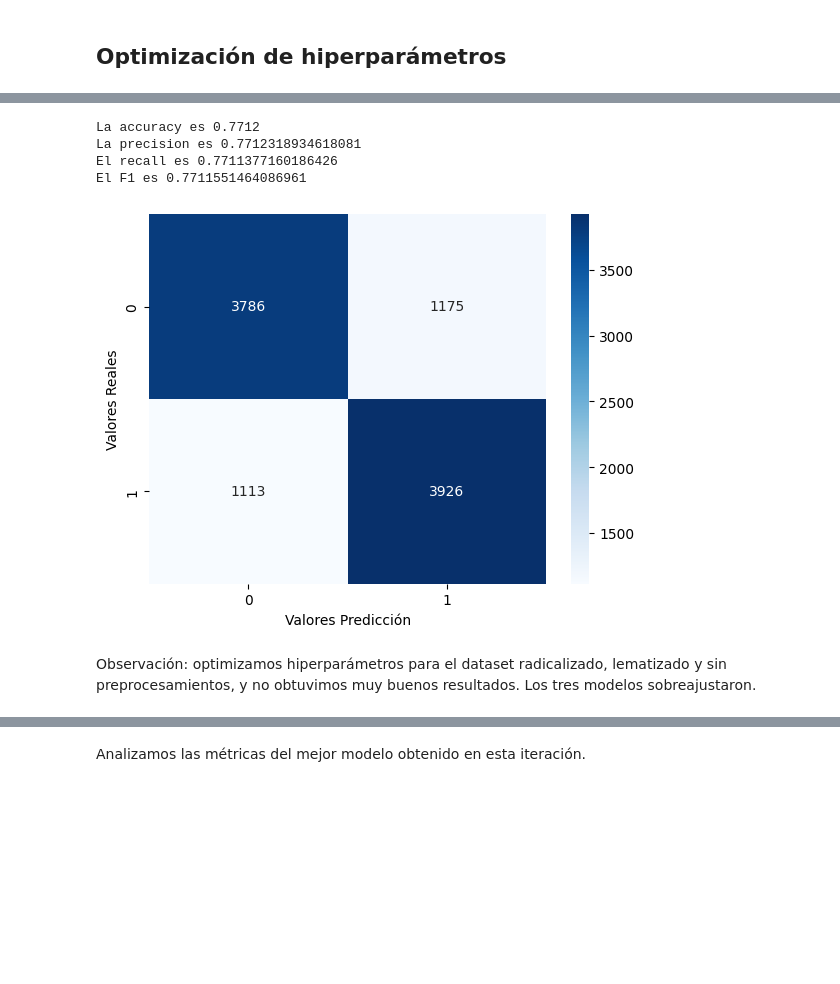
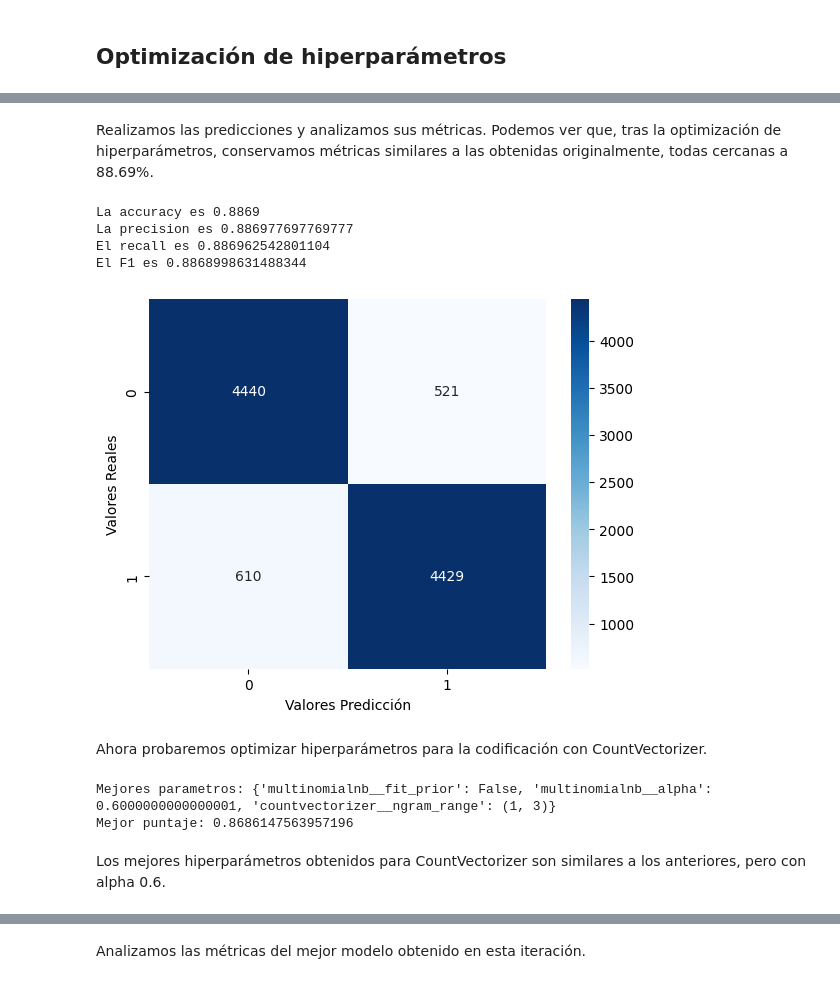
Before and after one commit to mrinkspot/Data-Science-and-Machine-Learning-Projects, a Jupyter notebook: TP2/7506R_TP2_GRUPO20_ENTREGA_N1.ipynb, the cells around one changed output, grey strips where cells are left out. Drawn from its saved outputs; the diff is of its cells as text; code cells hidden in the pictures; blank space fills up the shorter version.

Commit message:
Optimizacion de hiperparametros para bayes y para rf con modelos y submissions

```diff
--- a/TP2/7506R_TP2_GRUPO20_ENTREGA_N1.ipynb
+++ b/TP2/7506R_TP2_GRUPO20_ENTREGA_N1.ipynb
@@ -114,7 +129,5 @@ plt.show()
 # %% [markdown]
 Como primer modelo vamos a probar Bayes Naïve tokenizando con CountVectorizer y eliminando las stopwords. Usaremos un clasificador multinomial y técnica de Laplace Smoothing con alpha = 1.
 # %%
-modelo = make_pipeline(CountVectorizer(stop_words=stopwords), MultinomialNB(alpha=1))
-modelo.fit(X_train, y_train)
-
-y_pred = modelo.predict(X_test)
+modelo = make_pipeline(CountVectorizer(stop_words=stopwords, ngram_range=(1,3)), MultinomialNB(alpha=1))
+modelo.fit(X_train, y_train_encoded)
@@ -135,8 +158,6 @@ Observación: este modelo overfitteó. Obtuvimos buenas métricas en entrenamien
 # %% [markdown]
 Vamos a entrenar un segundo modelo Bayes Naïve, esta vez utilizando valores normalizados, computando la frecuencia inversa de cada término con TfidfVectorizer.
 # %%
-modelo_2 = make_pipeline(TfidfVectorizer(stop_words=stopwords), MultinomialNB(alpha=0.5))
+modelo_2 = make_pipeline(TfidfVectorizer(stop_words=stopwords, ngram_range=(1,3)), MultinomialNB(alpha=1))
 
-modelo_2.fit(X_train, y_train)
-
-y_pred = modelo_2.predict(X_test)
+modelo_2.fit(X_train, y_train_encoded)
@@ -157,20 +192,18 @@ Nota: este modelo también overfitteó al hacer las predicciones en Kaggle (dio
 # %%
-from sklearn.metrics import precision_recall_fscore_support
-
 parametros = {
     'multinomialnb__alpha': np.arange(0, 1.2, 0.2),
-    'multinomialnb__fit_prior': [True, False]
+    'multinomialnb__fit_prior': [True, False],
+    'tfidfvectorizer__ngram_range': [(1, 2), (1, 3)]
 }
 
-pipeline = make_pipeline(TfidfVectorizer(stop_words=stopwords), MultinomialNB())
+pipeline = make_pipeline(TfidfVectorizer(stop_words=stopwords, ngram_range=(1,3)), MultinomialNB(force_alpha=True))
 
-grid_search = GridSearchCV(pipeline, parametros, scoring='f1', cv=7)
+random_search = RandomizedSearchCV(pipeline, parametros, scoring='f1', cv=5, n_iter=5)
+random_search.fit(X_train, y_train_encoded)
 
-grid_search.fit(X_train, y_train)
-
-mejores_parametros = grid_search.best_params_
-mejor_puntaje = grid_search.best_score_
-mejor_modelo = grid_search.best_estimator_
+mejores_parametros = random_search.best_params_
+mejor_puntaje = random_search.best_score_
+mejor_modelo = random_search.best_estimator_
 
 print(f"Mejores parametros: {mejores_parametros}")
 print(f"Mejor puntaje: {mejor_puntaje}")
@@ -196,0 +216,2 @@ Mejor puntaje: nan
+# %%
+mejor_modelo.fit(X_train, y_train_encoded)
@@ -197,11 +228,42 @@ Mejor puntaje: nan
+# %% [markdown]
+Realizamos las predicciones y analizamos sus métricas. Podemos ver que, tras la optimización de hiperparámetros, conservamos métricas similares a las obtenidas originalmente, todas cercanas a 88.69%.
 # %%
-y_pred = mejor_modelo.predict(X_test)
+y_pred_encoded = mejor_modelo.predict(X_test)
+y_pred = encoder.inverse_transform(y_pred_encoded)
 mostrar_metricas(y_test, y_pred)
 # %% [output]
-La accuracy es 0.7712
-La precision es 0.7712318934618081
-El recall es 0.7711377160186426
-El F1 es 0.7711551464086961
+La accuracy es 0.8869
+La precision es 0.886977697769777
+El recall es 0.886962542801104
+El F1 es 0.8868998631488344
-[figure, old version]
+[figure, new version]
-# %% [markdown]
-Observación: optimizamos hiperparámetros para el dataset radicalizado, lematizado y sin preprocesamientos, y no obtuvimos muy buenos resultados. Los tres modelos sobreajustaron.
+# %% [markdown]
+Ahora probaremos optimizar hiperparámetros para la codificación con CountVectorizer.
+# %%
+from sklearn.pipeline import make_pipeline
+from sklearn.feature_extraction.text import CountVectorizer
+from sklearn.naive_bayes import MultinomialNB
+from sklearn.model_selection import RandomizedSearchCV
+
+parametros = {
+    'multinomialnb__alpha': np.arange(0, 1.2, 0.2),
+    'multinomialnb__fit_prior': [True, False],
+    'countvectorizer__ngram_range': [(1, 2), (1, 3)]
+}
+
+pipeline = make_pipeline(CountVectorizer(stop_words=stopwords, ngram_range=(1,3)), MultinomialNB())
+
+random_search = RandomizedSearchCV(pipeline, parametros, scoring='f1', cv=5, n_iter=5)
+random_search.fit(X_train, y_train_encoded)
+
+mejores_parametros = random_search.best_params_
+mejor_puntaje = random_search.best_score_
+mejor_modelo = random_search.best_estimator_
+
+print(f"Mejores parametros: {mejores_parametros}")
+print(f"Mejor puntaje: {mejor_puntaje}")
+# %% [output]
+Mejores parametros: {'multinomialnb__fit_prior': False, 'multinomialnb__alpha': 0.6000000000000001, 'countvectorizer__ngram_range': (1, 3)}
+Mejor puntaje: 0.8686147563957196
+# %% [markdown]
+Los mejores hiperparámetros obtenidos para CountVectorizer son similares a los anteriores, pero con alpha 0.6.
```
Also changed, not shown: parts of 47 cells of this notebook, 1 other file.
